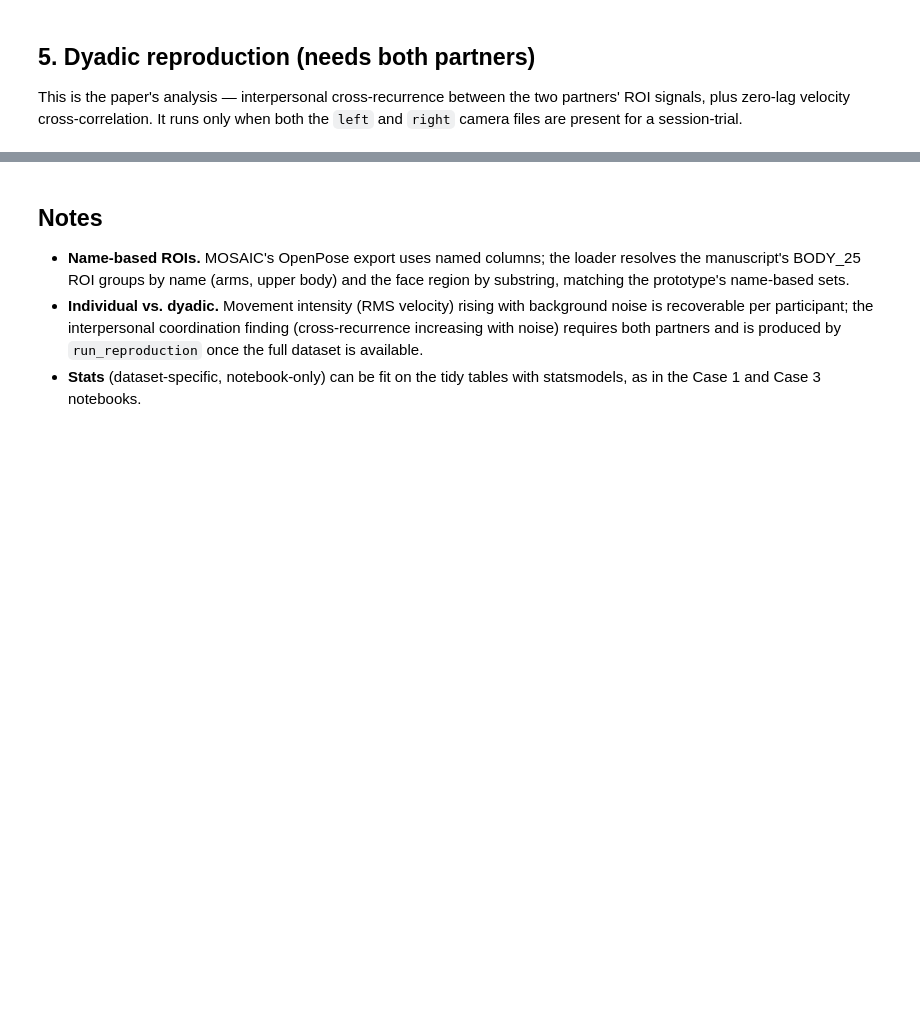
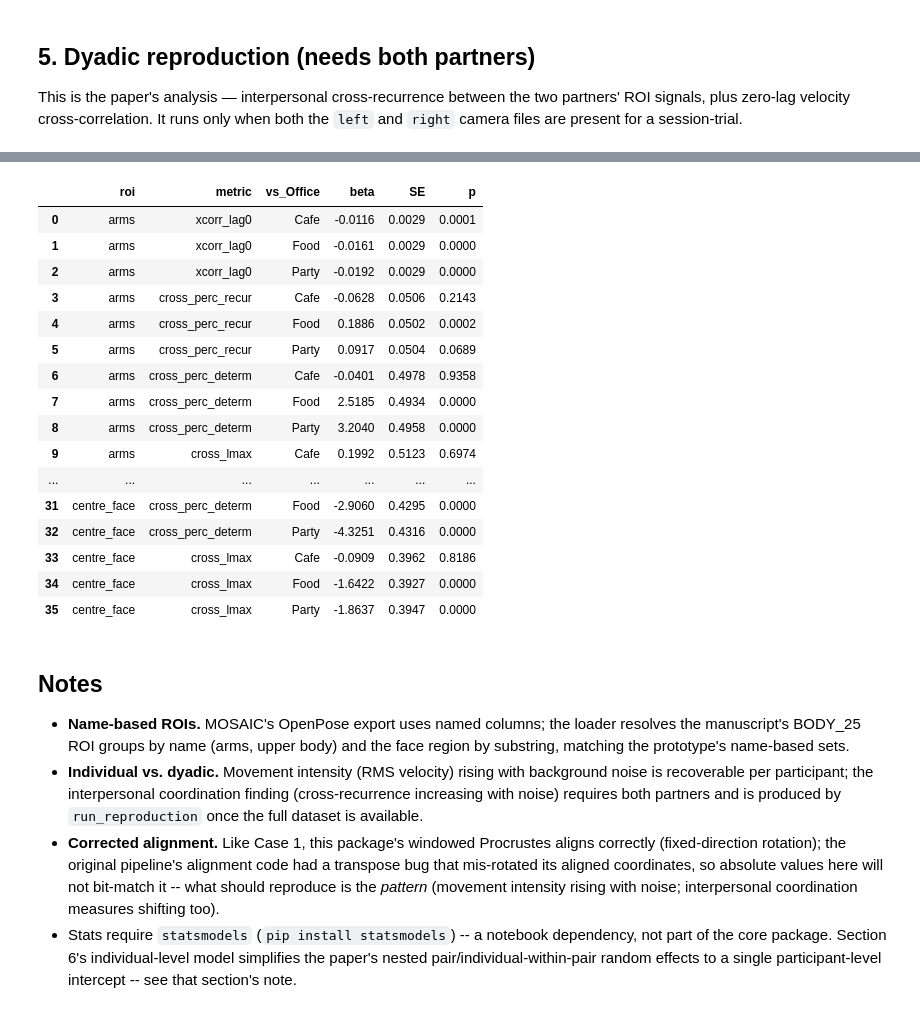
Before and after one commit to MInD-Laboratory/Pose-Dynamics, a Jupyter notebook: notebooks/case2_mosaic_reproduction.ipynb, the cells around one changed output, grey strips where cells are left out. Saved outputs shown, nothing was run; the diff lists cells and outputs as text; code cells hidden in the pictures; blank space fills up the shorter version.

```diff
--- a/notebooks/case2_mosaic_reproduction.ipynb
+++ b/notebooks/case2_mosaic_reproduction.ipynb
@@ -102,3 +311,34 @@ except FileNotFoundError as e:
+# %%
+coef_rows = []
+for roi in ["arms", "upper_body", "centre_face"]:
+    sub = dyad_df[dyad_df["roi"] == roi]
+    for metric in ["xcorr_lag0", "cross_perc_recur", "cross_perc_determ", "cross_lmax"]:
+        m = smf.mixedlm(f"{metric} ~ C(condition, Treatment('Office'))",
+                        sub, groups=sub["session"]).fit()
+        for term, label in [("C(condition, Treatment('Office'))[T.Cafe]", "Cafe"),
+                            ("C(condition, Treatment('Office'))[T.Food]", "Food"),
+                            ("C(condition, Treatment('Office'))[T.Party]", "Party")]:
+            coef_rows.append({"roi": roi, "metric": metric, "vs_Office": label,
+                              "beta": m.params[term], "SE": m.bse[term], "p": m.pvalues[term]})
+pd.DataFrame(coef_rows).round(4)
+# %% [output]
+|  | roi | metric | vs_Office | beta | SE | p |
+| 0 | arms | xcorr_lag0 | Cafe | -0.0116 | 0.0029 | 0.0001 |
+| 1 | arms | xcorr_lag0 | Food | -0.0161 | 0.0029 | 0.0000 |
+| 2 | arms | xcorr_lag0 | Party | -0.0192 | 0.0029 | 0.0000 |
+| 3 | arms | cross_perc_recur | Cafe | -0.0628 | 0.0506 | 0.2143 |
+| 4 | arms | cross_perc_recur | Food | 0.1886 | 0.0502 | 0.0002 |
+| 5 | arms | cross_perc_recur | Party | 0.0917 | 0.0504 | 0.0689 |
+| 6 | arms | cross_perc_determ | Cafe | -0.0401 | 0.4978 | 0.9358 |
+| 7 | arms | cross_perc_determ | Food | 2.5185 | 0.4934 | 0.0000 |
+| 8 | arms | cross_perc_determ | Party | 3.2040 | 0.4958 | 0.0000 |
+| 9 | arms | cross_lmax | Cafe | 0.1992 | 0.5123 | 0.6974 |
+| ... | ... | ... | ... | ... | ... | ... |
+| 31 | centre_face | cross_perc_determ | Food | -2.9060 | 0.4295 | 0.0000 |
+| 32 | centre_face | cross_perc_determ | Party | -4.3251 | 0.4316 | 0.0000 |
+| 33 | centre_face | cross_lmax | Cafe | -0.0909 | 0.3962 | 0.8186 |
+| 34 | centre_face | cross_lmax | Food | -1.6422 | 0.3927 | 0.0000 |
+| 35 | centre_face | cross_lmax | Party | -1.8637 | 0.3947 | 0.0000 |
 # %% [markdown]
 ## Notes
 
@@ -109,5 +349,12 @@ except FileNotFoundError as e:
   background noise is recoverable per participant; the interpersonal coordination
   finding (cross-recurrence increasing with noise) requires both partners and is
   produced by `run_reproduction` once the full dataset is available.
-- **Stats** (dataset-specific, notebook-only) can be fit on the tidy tables with
-  statsmodels, as in the Case 1 and Case 3 notebooks.
+- **Corrected alignment.** Like Case 1, this package's windowed Procrustes aligns
+  correctly (fixed-direction rotation); the original pipeline's alignment code had
+  a transpose bug that mis-rotated its aligned coordinates, so absolute values here
+  will not bit-match it -- what should reproduce is the *pattern* (movement
+  intensity rising with noise; interpersonal coordination measures shifting too).
+- Stats require `statsmodels` (`pip install statsmodels`) -- a notebook dependency,
+  not part of the core package. Section 6's individual-level model simplifies the
+  paper's nested pair/individual-within-pair random effects to a single
+  participant-level intercept -- see that section's note.
```
Also changed, not shown: parts of 11 cells of this notebook, 2 other files.
